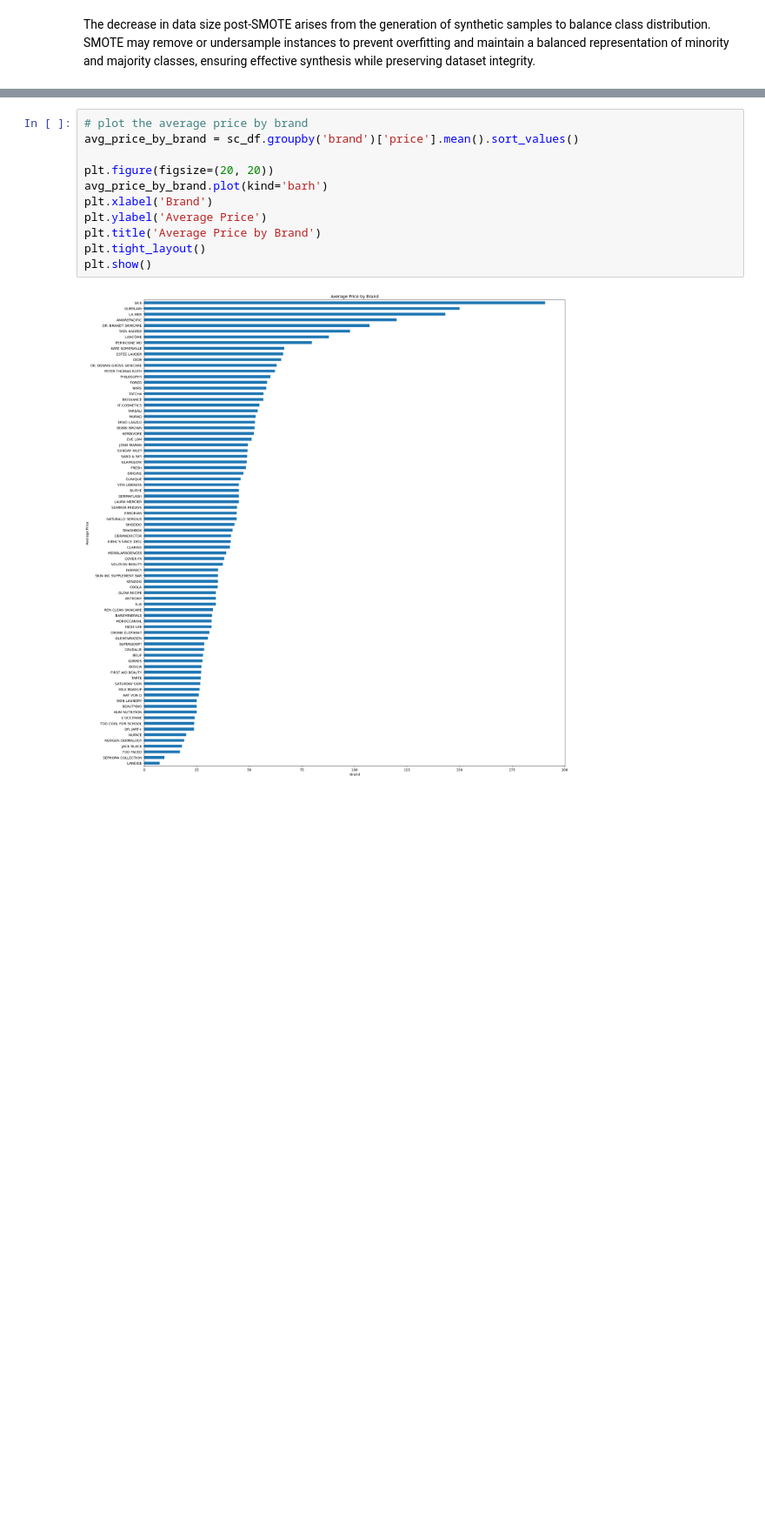
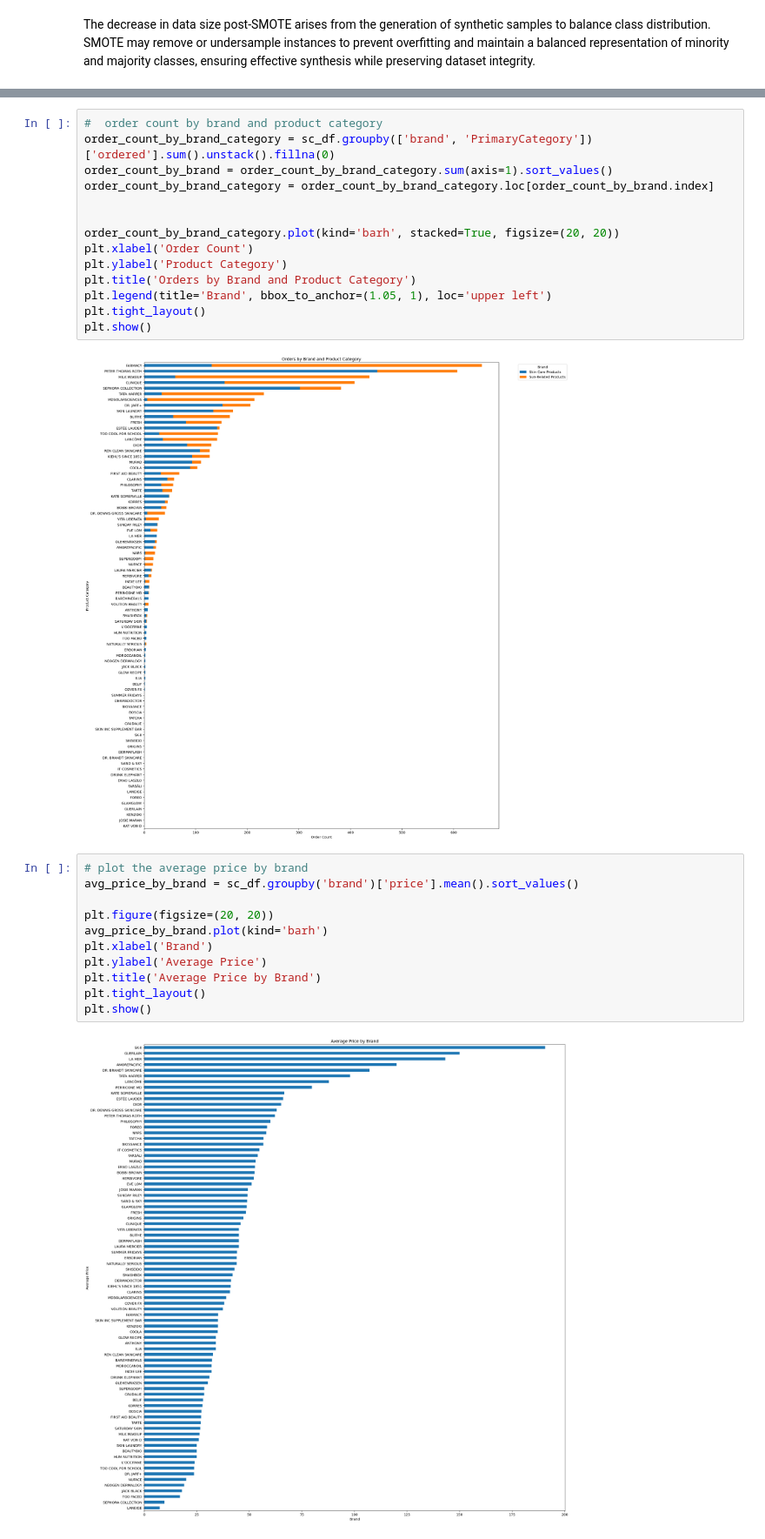
Before and after one commit to samantharivas/sc-cosmetics, a Jupyter notebook: SC-Cosmetics.ipynb, the cells around one changed output, grey strips where cells are left out. Shown at 87% size. Cells and saved outputs as stored; diff of their text form; blank space fills up the shorter version.

```diff
--- a/SC-Cosmetics.ipynb
+++ b/SC-Cosmetics.ipynb
@@ -763,3 +788,19 @@ plt.show()
+# %%
+#  order count by brand and product category
+order_count_by_brand_category = sc_df.groupby(['brand', 'PrimaryCategory'])['ordered'].sum().unstack().fillna(0)
+order_count_by_brand = order_count_by_brand_category.sum(axis=1).sort_values()
+order_count_by_brand_category = order_count_by_brand_category.loc[order_count_by_brand.index]
+
+
+order_count_by_brand_category.plot(kind='barh', stacked=True, figsize=(20, 20))
+plt.xlabel('Order Count')
+plt.ylabel('Product Category')
+plt.title('Orders by Brand and Product Category')
+plt.legend(title='Brand', bbox_to_anchor=(1.05, 1), loc='upper left')
+plt.tight_layout()
+plt.show()
+# %% [output]
+[figure, added]
 # %%
 # plot the average price by brand
 avg_price_by_brand = sc_df.groupby('brand')['price'].mean().sort_values()
```
Also changed, not shown: parts of 11 cells of this notebook.
